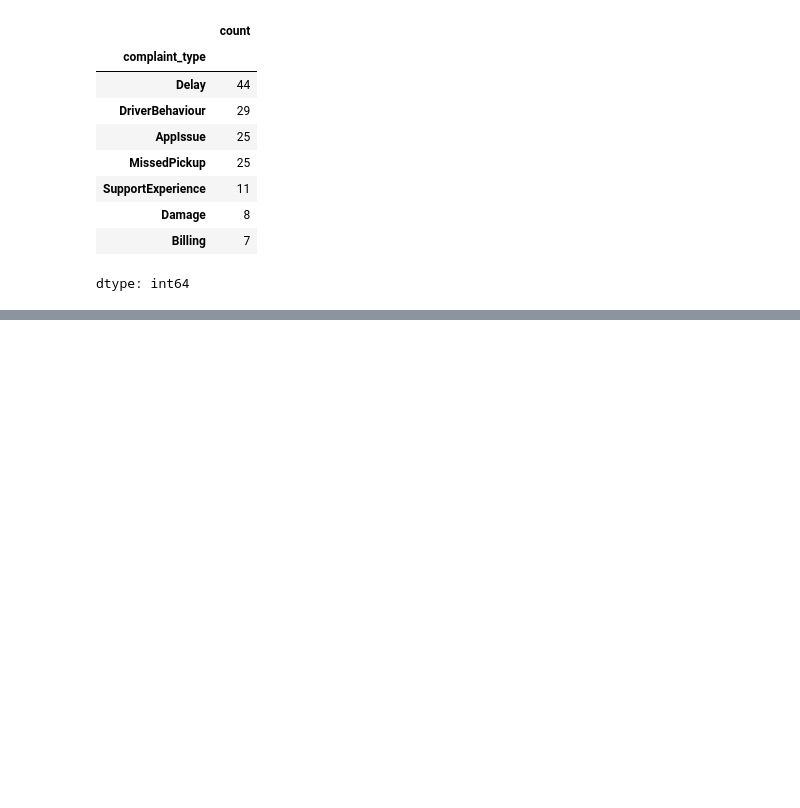
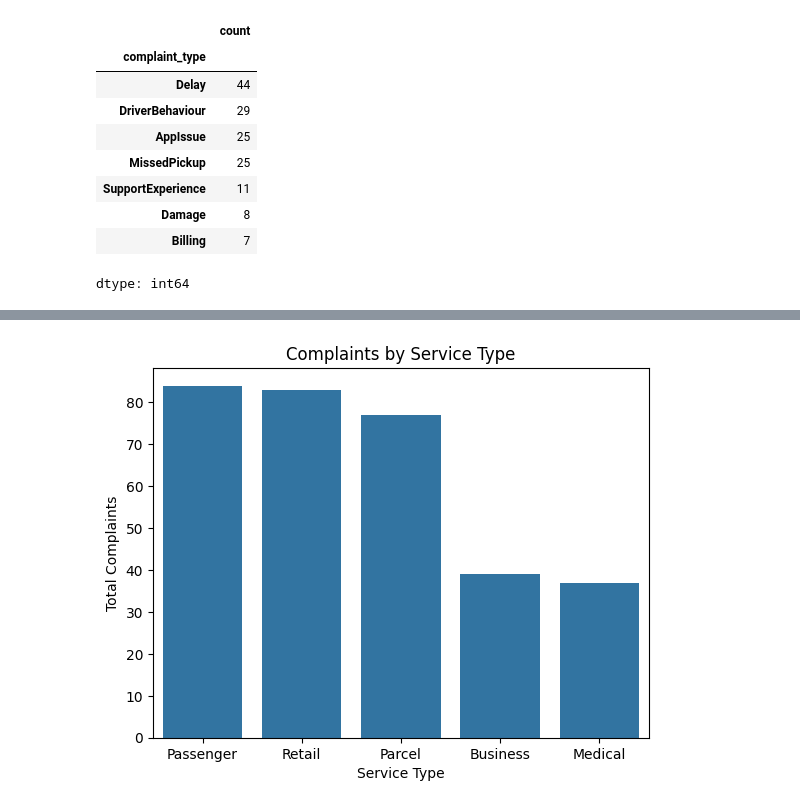
Before and after one commit to nivekaperera02-commits/northstar-analytics-assignment, a Jupyter notebook: Python_Analytics/northstar_python_analysis.ipynb, the cells around one changed output, grey strips where cells are left out. Cells and saved outputs as stored; diff of their text form; code cells hidden in the pictures; blank space fills up the shorter version.

```diff
--- a/Python_Analytics/northstar_python_analysis.ipynb
+++ b/Python_Analytics/northstar_python_analysis.ipynb
@@ -575,3 +575,11 @@ ontime_complaints['complaint_type'].value_counts()
 | Damage | 8 |
 | Billing | 7 |
 dtype: int64
+# %%
+import pandas as pd
+deliveries = pd.read_csv("deliveries.csv")
+orders = pd.read_csv("orders.csv")
+complaints = pd.read_csv("complaints.csv")
+customers = pd.read_csv("customers.csv")
+drivers = pd.read_csv("drivers.csv")
+incidents = pd.read_csv("incidents.csv")
@@ -577,0 +689,7 @@ dtype: int64
+# %%
+complaint_orders = complaints.merge(
+    orders,
+    on='order_id'
+)
+
+complaint_orders.head()
@@ -577,0 +714,17 @@ dtype: int64
+# %%
+import seaborn as sns
+import matplotlib.pyplot as plt
+
+sns.countplot(
+    data=complaint_orders,
+    x='service_type',
+    order=complaint_orders['service_type'].value_counts().index
+)
+
+plt.title('Complaints by Service Type')
+plt.xlabel('Service Type')
+plt.ylabel('Total Complaints')
+
+plt.show()
+# %% [output]
+[figure, added]
```
Also changed, not shown: parts of 15 cells of this notebook.
